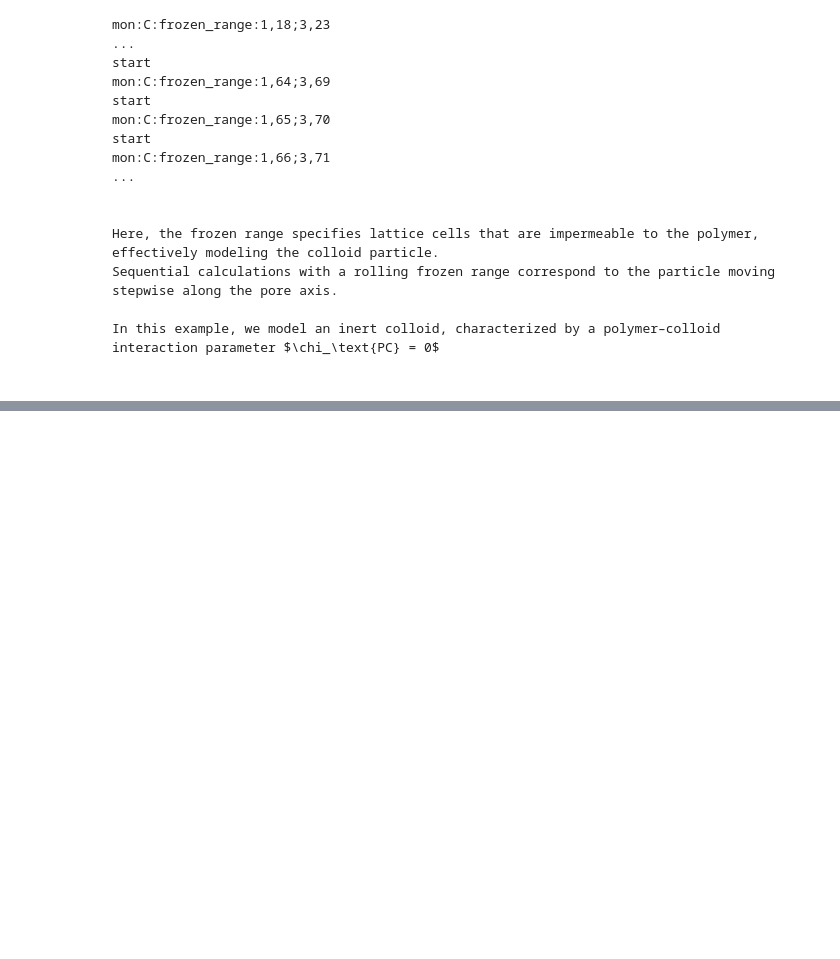
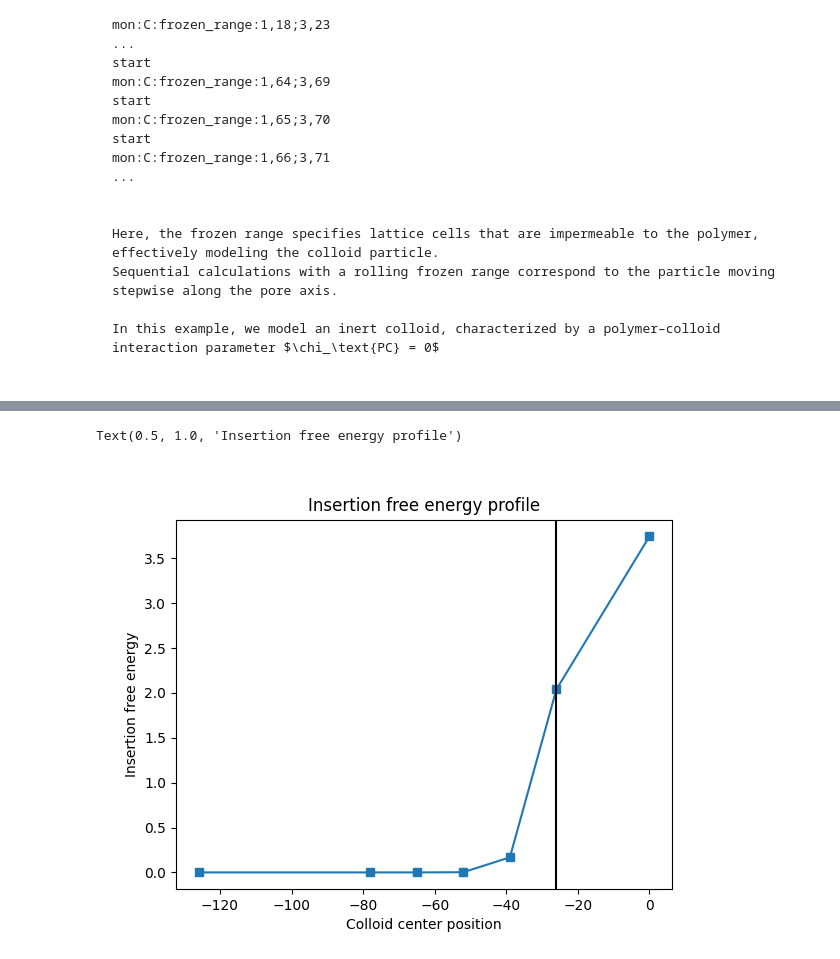
Before and after one commit to miklakt/diffusion_polymer_mesopores, a Jupyter notebook: main.ipynb, the cells around one changed output, grey strips where cells are left out. Cells and saved outputs as stored; diff of their text form; code cells hidden in the pictures; blank space fills up the shorter version.

```diff
--- a/main.ipynb
+++ b/main.ipynb
@@ -136,3 +136,9 @@ Sequential calculations with a rolling frozen range correspond to the particle m
 In this example, we model an inert colloid, characterized by a polymer–colloid interaction parameter $\chi_\text{PC} = 0$
 # %%
 # Here will be disturbed volume fraction profiles plotted
+# %%
+#temporary here until the data is not recomputed with namics
+computed_in_main = pd.read_pickle("reference_table.pkl")
+conds = dict(N=300, chi_PC=0, chi_PS=0.6, r=26, s=52, sigma = 0.02, ph=6, pw = 6)
+insertion_free_energy_data = computed_in_main[computed_in_main[list(conds)].eq(pd.Series(conds)).all(axis=1)][["chi_PC", "chi_PW", "ph", "pw", "pc", "free_energy"]].sort_values(by = "pc")
+insertion_free_energy_data
@@ -138,0 +154,13 @@ In this example, we model an inert colloid, characterized by a polymer–colloid
+# %%
+fig, ax = plt.subplots()
+
+ax.plot(insertion_free_energy_data["pc"], insertion_free_energy_data["free_energy"], marker = "s")
+pore_length = 52
+ax.axvline(-pore_length/2, color='k')
+
+ax.set_xlabel("Colloid center position")
+ax.set_ylabel("Insertion free energy")
+ax.set_title("Insertion free energy profile")
+# %% [output]
+Text(0.5, 1.0, 'Insertion free energy profile')
+[figure, added]
```
Also changed, not shown: parts of 5 cells of this notebook.
